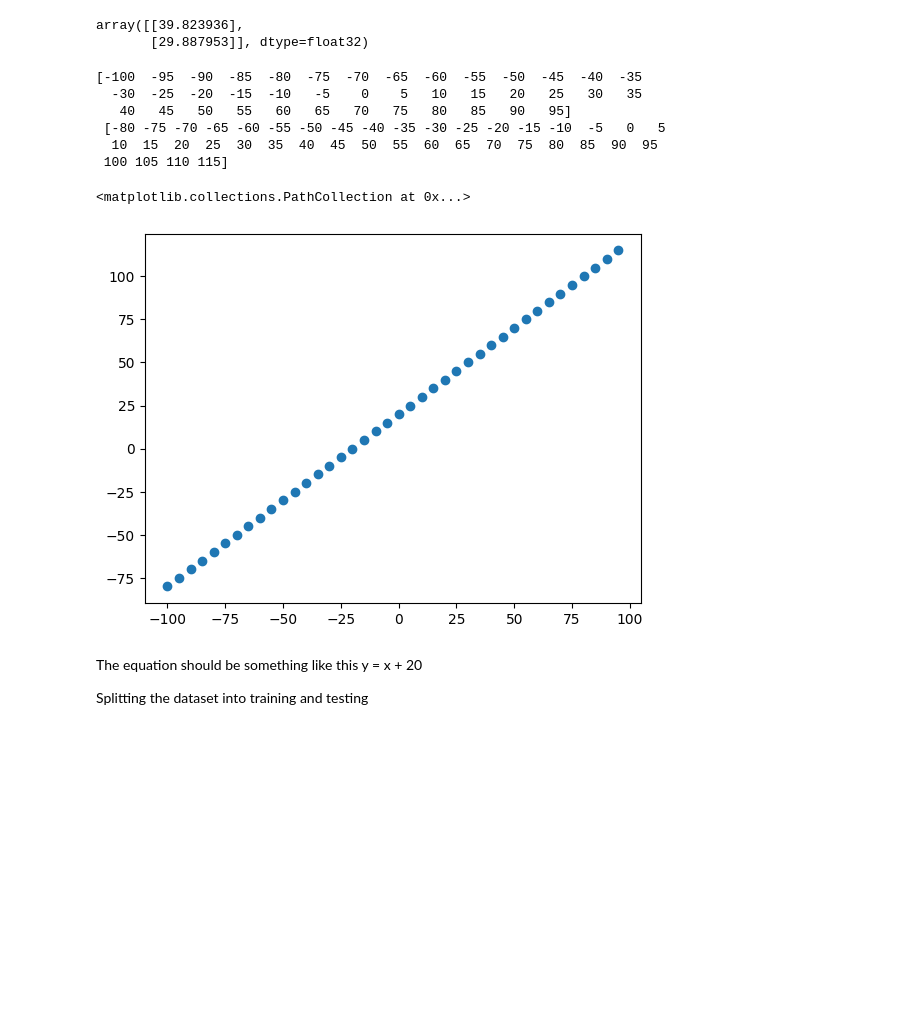
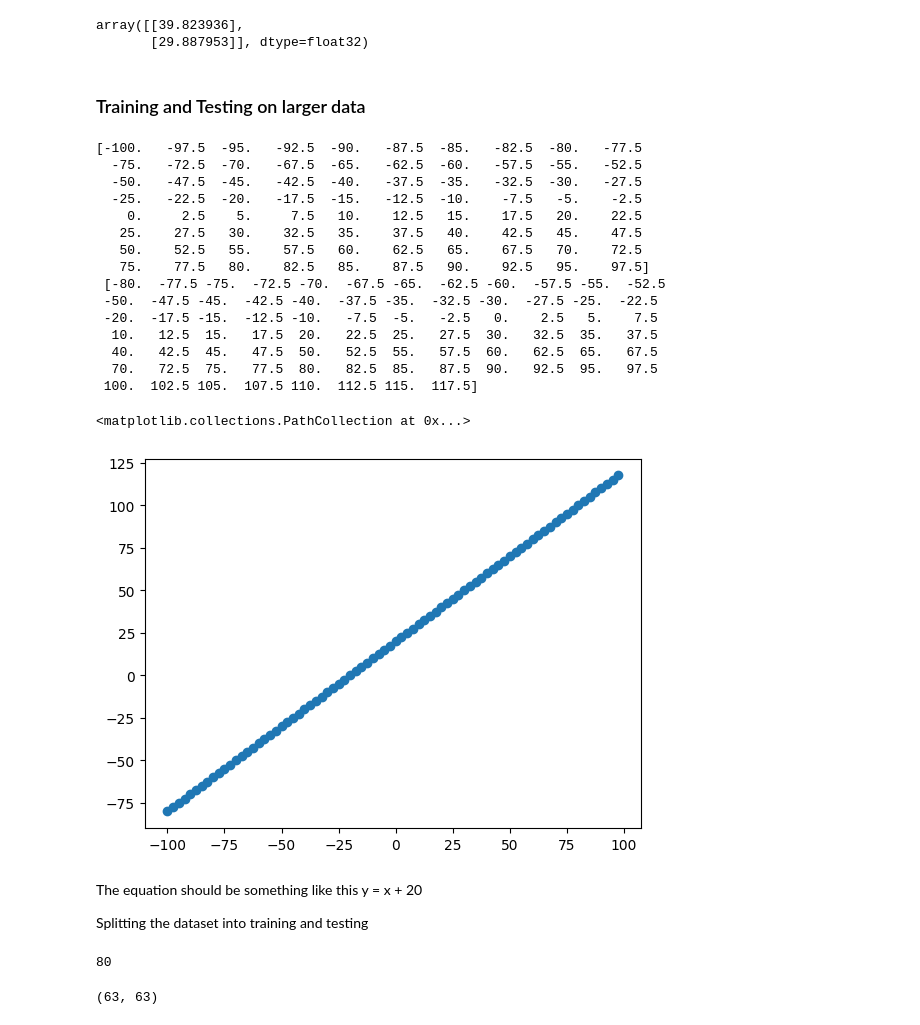
Before and after one commit to krahul2024/machine-learning, a Jupyter notebook: tensors/tensors_two.ipynb, the cells around one changed output. Cells and saved outputs as stored; diff of their text form; code cells hidden in the pictures; blank space fills up the shorter version.

```diff
--- a/tensors/tensors_two.ipynb
+++ b/tensors/tensors_two.ipynb
@@ -105,25 +105,58 @@ model.predict([100, 75]) # not at all accurate as for 100 the value should be ar
 1/1 [==============================] - 0s 38ms/step
 array([[39.823936],
        [29.887953]], dtype=float32)
+# %% [markdown]
+### Training and Testing on larger data
 # %%
-tensor_x = np.arange(-100, 100, 5)  # this is for creating array in range with some difference
-tensor_y = np.arange(-80,120,5)
+tensor_x = np.arange(-100, 100, 2.5)  # this is for creating array in range with some difference
+tensor_y = np.arange(-80,120,2.5)
 print(tensor_x, '\n', tensor_y)
 plt.scatter(
     tensor_x,
     tensor_y
 )
 # %% [output]
-[-100  -95  -90  -85  -80  -75  -70  -65  -60  -55  -50  -45  -40  -35
-  -30  -25  -20  -15  -10   -5    0    5   10   15   20   25   30   35
-   40   45   50   55   60   65   70   75   80   85   90   95]
- [-80 -75 -70 -65 -60 -55 -50 -45 -40 -35 -30 -25 -20 -15 -10  -5   0   5
-  10  15  20  25  30  35  40  45  50  55  60  65  70  75  80  85  90  95
- 100 105 110 115]
+[-100.   -97.5  -95.   -92.5  -90.   -87.5  -85.   -82.5  -80.   -77.5
+  -75.   -72.5  -70.   -67.5  -65.   -62.5  -60.   -57.5  -55.   -52.5
+  -50.   -47.5  -45.   -42.5  -40.   -37.5  -35.   -32.5  -30.   -27.5
+  -25.   -22.5  -20.   -17.5  -15.   -12.5  -10.    -7.5   -5.    -2.5
+    0.     2.5    5.     7.5   10.    12.5   15.    17.5   20.    22.5
+   25.    27.5   30.    32.5   35.    37.5   40.    42.5   45.    47.5
+   50.    52.5   55.    57.5   60.    62.5   65.    67.5   70.    72.5
+   75.    77.5   80.    82.5   85.    87.5   90.    92.5   95.    97.5]
+ [-80.  -77.5 -75.  -72.5 -70.  -67.5 -65.  -62.5 -60.  -57.5 -55.  -52.5
+ -50.  -47.5 -45.  -42.5 -40.  -37.5 -35.  -32.5 -30.  -27.5 -25.  -22.5
+ -20.  -17.5 -15.  -12.5 -10.   -7.5  -5.   -2.5   0.    2.5   5.    7.5
+  10.   12.5  15.   17.5  20.   22.5  25.   27.5  30.   32.5  35.   37.5
+  40.   42.5  45.   47.5  50.   52.5  55.   57.5  60.   62.5  65.   67.5
+  70.   72.5  75.   77.5  80.   82.5  85.   87.5  90.   92.5  95.   97.5
+ 100.  102.5 105.  107.5 110.  112.5 115.  117.5]
 <matplotlib.collections.PathCollection at 0x...>
-[figure, old version]
+[figure, new version]
 # %% [markdown]
 The equation should be something like this
 y = x + 20
 
 Splitting the dataset into training and testing
+# %%
+len(tensor_x)
+# %% [output]
+80
+# %%
+# shuffling the data
+indices = np.arange(len(tensor_x))
+np.random.shuffle(indices)
+# assigning the shuffled indexes to both the arrays
+tensor_x = tensor_x[indices]
+tensor_y = tensor_y[indices]
+
+train_size = 63
+x_train = tensor_x[:train_size]
+y_train = tensor_y[:train_size]
+
+x_test = tensor_x[train_size:]
+y_test = tensor_y[train_size:]
+
+len(x_train), len(y_train)
+# %% [output]
+(63, 63)
```
Also changed, not shown: parts of 5 cells of this notebook.
